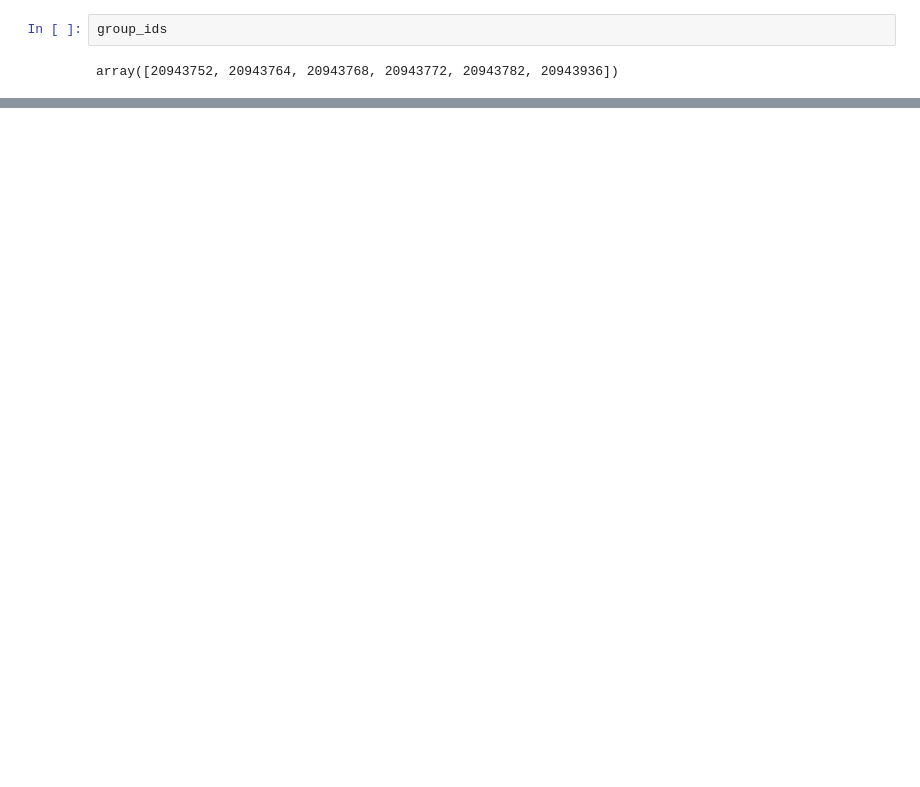
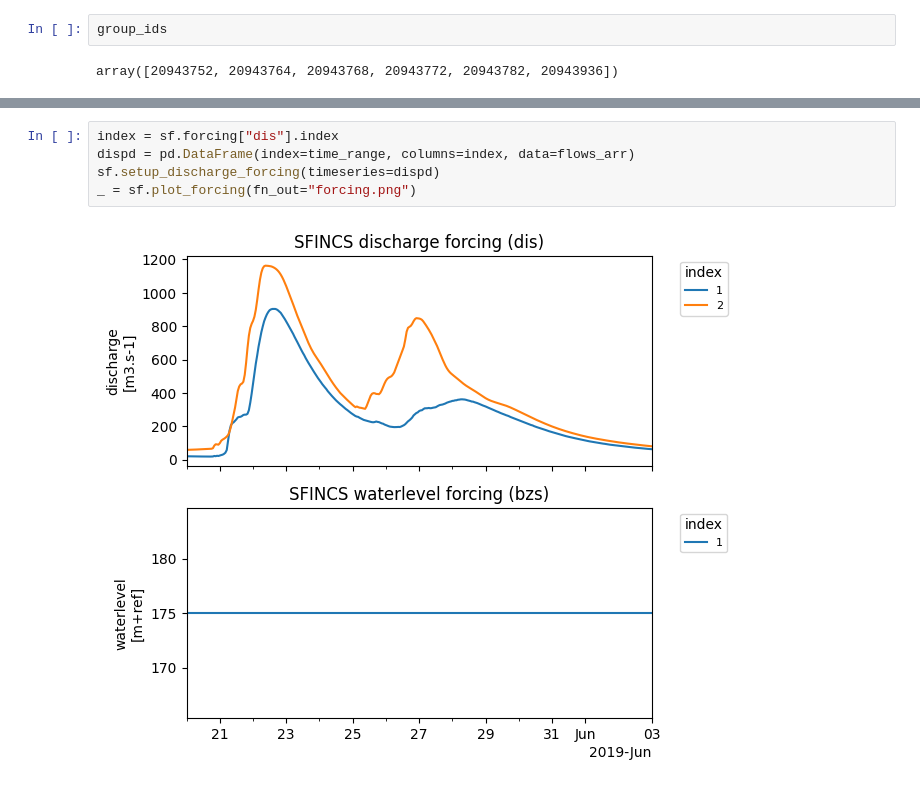
Before and after one commit to NGWPC/near_real-time_sfincs, a Jupyter notebook: notebooks/build_huc8.ipynb, the cells around one changed output, grey strips where cells are left out. Cells and saved outputs as stored; diff of their text form; blank space fills up the shorter version.

```diff
--- a/notebooks/build_huc8.ipynb
+++ b/notebooks/build_huc8.ipynb
@@ -219,0 +220,7 @@ Attributes:
+# %%
+index = sf.forcing["dis"].index
+dispd = pd.DataFrame(index=time_range, columns=index, data=flows_arr)
+sf.setup_discharge_forcing(timeseries=dispd)
+_ = sf.plot_forcing(fn_out="forcing.png")
+# %% [output]
+[figure, added]
```
Also changed, not shown: parts of 8 cells of this notebook.
